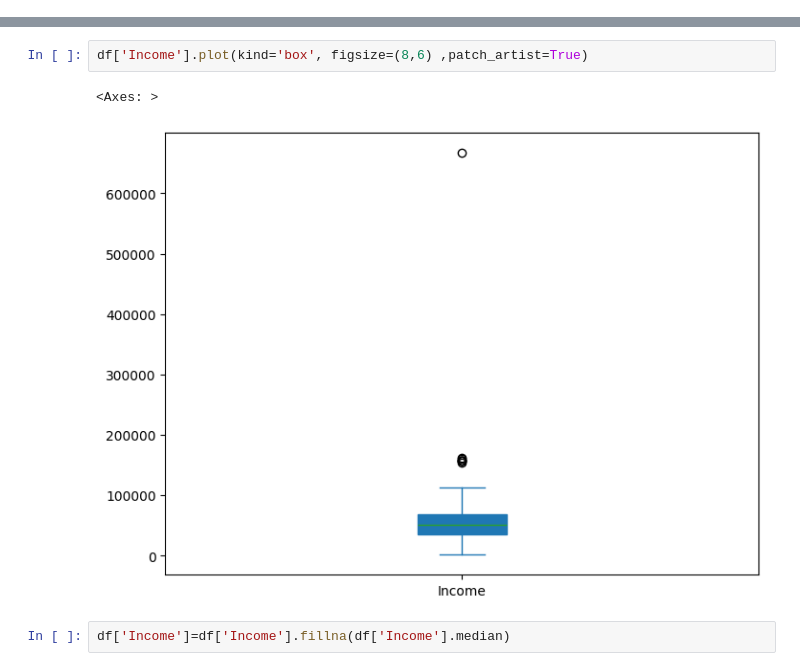
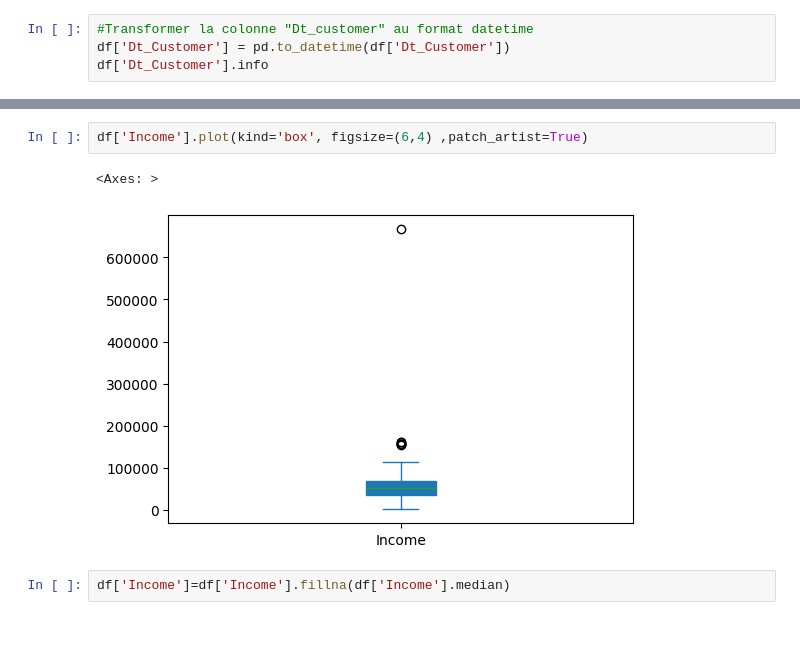
Before and after one commit to hammariheb/Marketing_analysis, a Jupyter notebook: markets_data.ipynb, the cells around one changed output, grey strips where cells are left out. Saved outputs shown, nothing was run; the diff lists cells and outputs as text; blank space fills up the shorter version.

Commit message:
The true version of changes made on the project

```diff
--- a/markets_data.ipynb
+++ b/markets_data.ipynb
@@ -78,0 +105,4 @@ Data columns (total 28 columns):
+# %%
+#Transformer la colonne "Dt_customer" au format datetime
+df['Dt_Customer'] = pd.to_datetime(df['Dt_Customer'])
+df['Dt_Customer'].info
@@ -149,7 +192,7 @@ plt.grid()
 # %%
-df['Income'].plot(kind='box', figsize=(8,6) ,patch_artist=True)
+df['Income'].plot(kind='box', figsize=(6,4) ,patch_artist=True)
 # %% [output]
 <Axes: >
-[figure, old version]
+[figure, new version]
 # %%
 df['Income']=df['Income'].fillna(df['Income'].median)
```
Also changed, not shown: parts of 16 cells of this notebook.
